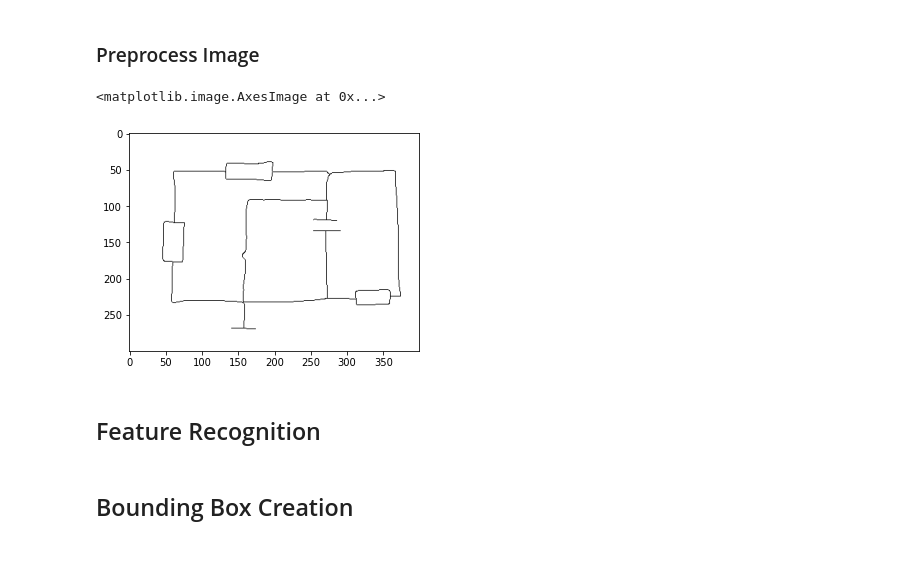
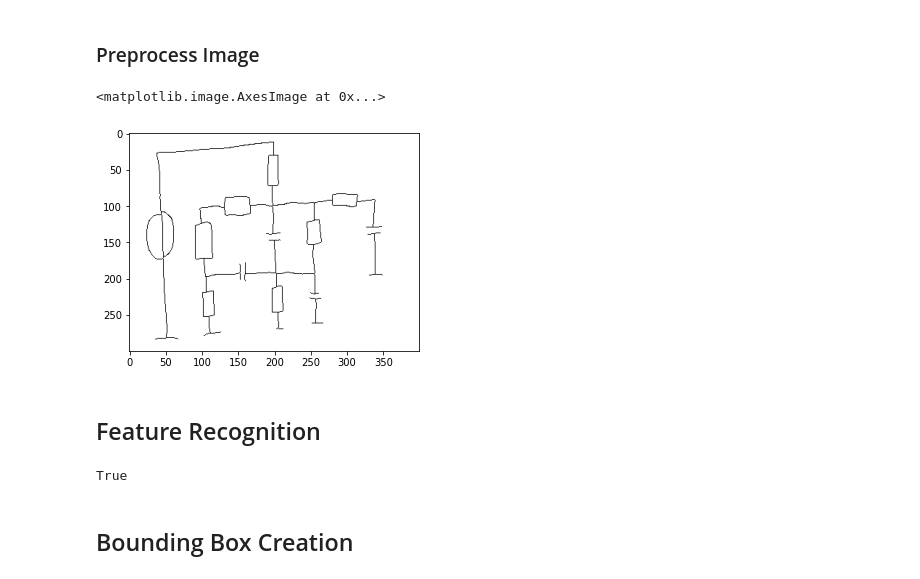
Before and after one commit to Chris022/smarter-circuits, a Jupyter notebook: src/main.ipynb, the cells around one changed output. Drawn from its saved outputs; the diff is of its cells as text; code cells hidden in the pictures.

```diff
--- a/src/main.ipynb
+++ b/src/main.ipynb
@@ -13,9 +13,11 @@ from classes import Rect
 # %%
 def loadImage(path, name):
     image = cv2.imread('{path}/{name}'.format(path=path,name=name))
+    colorImage = numpy.empty_like(image)
+    colorImage[:] = image
     image = cv2.cvtColor(image, cv2.COLOR_RGB2GRAY)
     image = 255 - image
-    return numpy.asarray(image)
+    return numpy.asarray(colorImage), numpy.asarray(image)
 
 def thinnImage(image):
     image = cv2.ximgproc.thinning(image)
@@ -23,23 +25,28 @@ def thinnImage(image):
 # %% [markdown]
 ### Preprocess Image ###
 # %%
-image = loadImage("./testImages","1.png")
+(colorImage, image) = loadImage("./testImages","raf1.png")
 image = cv2.resize(image, (400,300), interpolation = cv2.INTER_AREA)
+colorImage = cv2.resize(colorImage, (400,300), interpolation = cv2.INTER_AREA)
+
+cv2.imwrite("resize.png", numpy.asarray(colorImage))
 
 #for y in range(0,len(image)):
 #    for x in range(0, len(image[y])):
 #        if image[y][x] > 110:
 #            image[y][x] = 255
 #        else:
 #            image[y][x] = 0
 
 #cv2.imwrite("out.png", 255 - image)
 
 image = thinnImage(image)
 
+cv2.imwrite("binary.png",255 - numpy.asarray(image))
+
 plt.imshow(image, cmap=plt.cm.binary)
 # %% [output]
 <matplotlib.image.AxesImage at 0x...>
-[figure, old version]
+[figure, new version]
 # %% [markdown]
 ## Feature Recognition ##
@@ -46,5 +60,10 @@ plt.imshow(image, cmap=plt.cm.binary)
 # %%
 (endPoints, intersections) = fr.getFeatures(image=image)
+
+colorImage = drawFeatures(colorImage, intersections, endPoints)
+cv2.imwrite("features.png", numpy.asarray(colorImage))
+# %% [output]
+True
 # %% [markdown]
 ## Bounding Box Creation ##
 # %%
```
Also changed, not shown: parts of 4 cells of this notebook, 9 other files.
